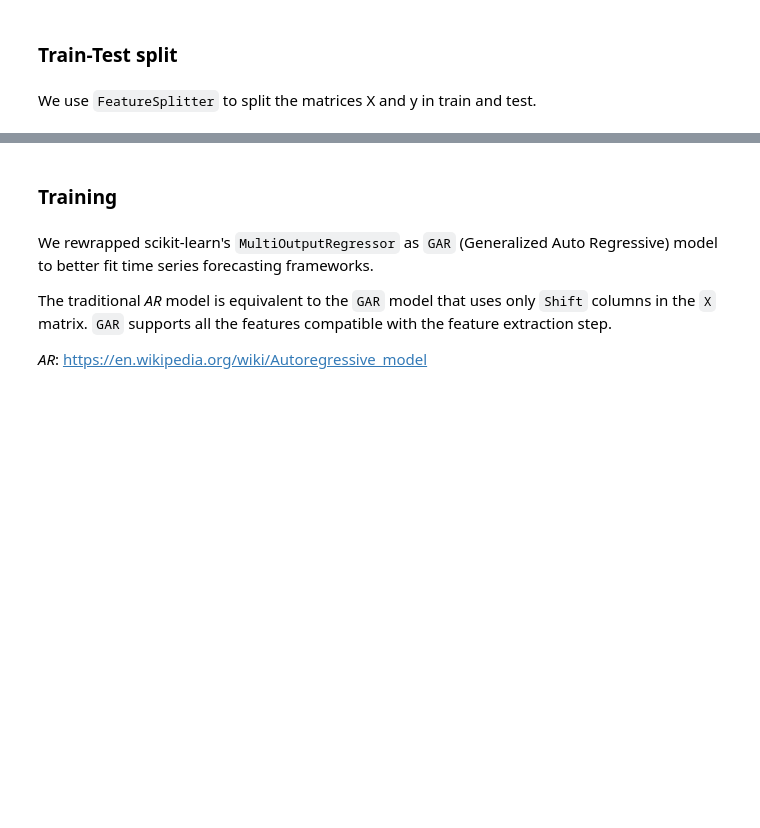
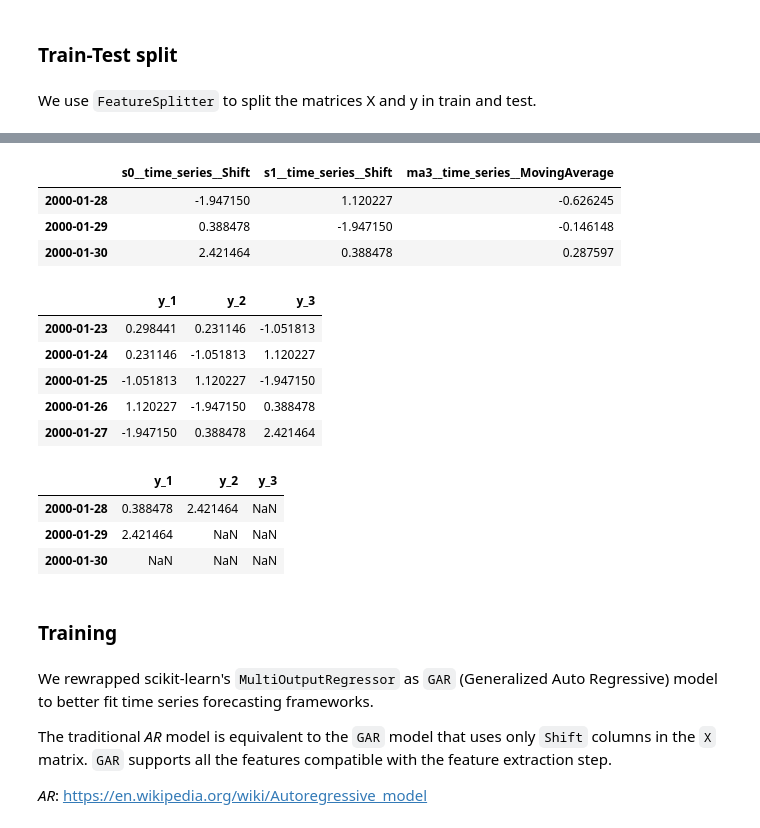
Before and after one commit to giotto-ai/giotto-time, a Jupyter notebook: examples/quick-start.ipynb, the cells around one changed output, grey strips where cells are left out. Saved outputs shown, nothing was run; the diff lists cells and outputs as text; code cells hidden in the pictures; blank space fills up the shorter version.

```diff
--- a/examples/quick-start.ipynb
+++ b/examples/quick-start.ipynb
@@ -125,3 +134,26 @@ X_train, y_train, X_test, y_test = feature_splitter.transform(X, y)
+# %%
+X_test
+# %% [output]
+|  | s0__time_series__Shift | s1__time_series__Shift | ma3__time_series__MovingAverage |
+| 2000-01-28 | -1.947150 | 1.120227 | -0.626245 |
+| 2000-01-29 | 0.388478 | -1.947150 | -0.146148 |
+| 2000-01-30 | 2.421464 | 0.388478 | 0.287597 |
+# %%
+y_train.tail()
+# %% [output]
+|  | y_1 | y_2 | y_3 |
+| 2000-01-23 | 0.298441 | 0.231146 | -1.051813 |
+| 2000-01-24 | 0.231146 | -1.051813 | 1.120227 |
+| 2000-01-25 | -1.051813 | 1.120227 | -1.947150 |
+| 2000-01-26 | 1.120227 | -1.947150 | 0.388478 |
+| 2000-01-27 | -1.947150 | 0.388478 | 2.421464 |
+# %%
+y_test
+# %% [output]
+|  | y_1 | y_2 | y_3 |
+| 2000-01-28 | 0.388478 | 2.421464 | NaN |
+| 2000-01-29 | 2.421464 | NaN | NaN |
+| 2000-01-30 | NaN | NaN | NaN |
 # %% [markdown]
 ### Training
 # %% [markdown]
```
Also changed, not shown: parts of 8 cells of this notebook, 2 other files.
